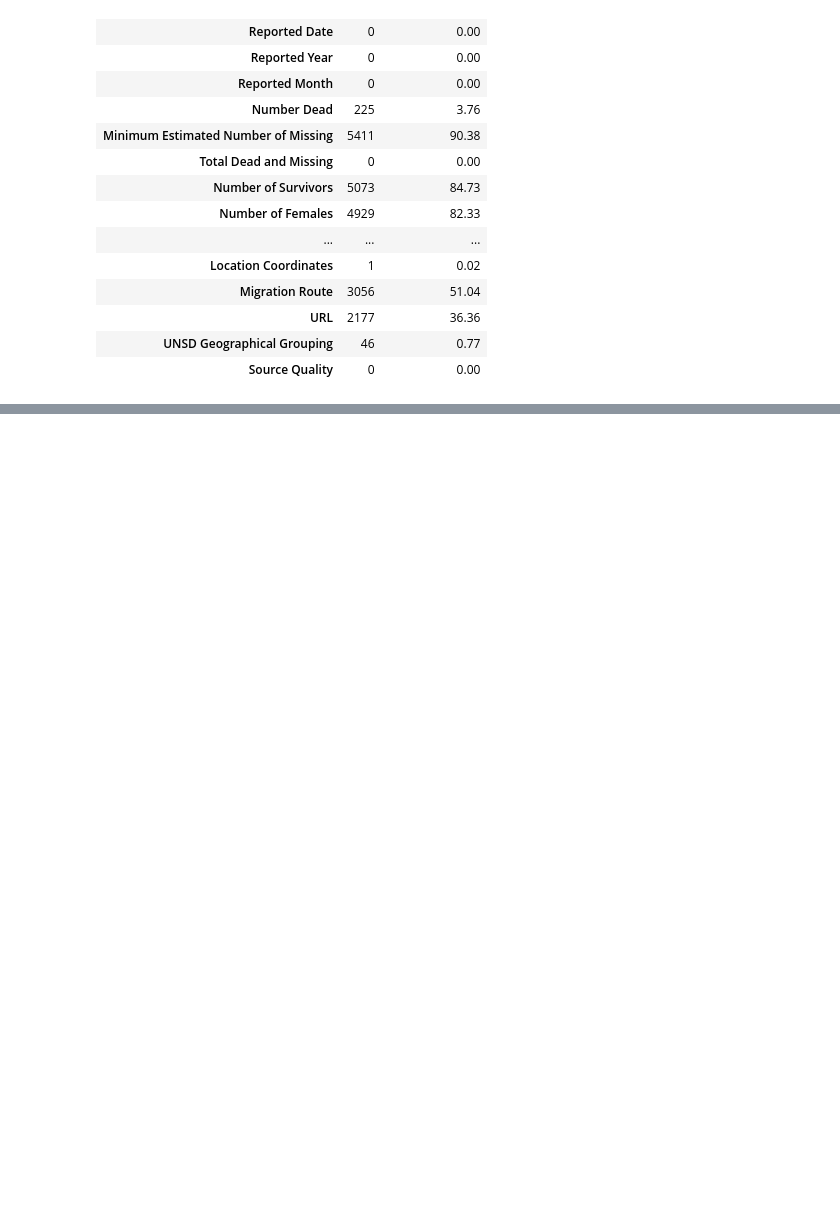
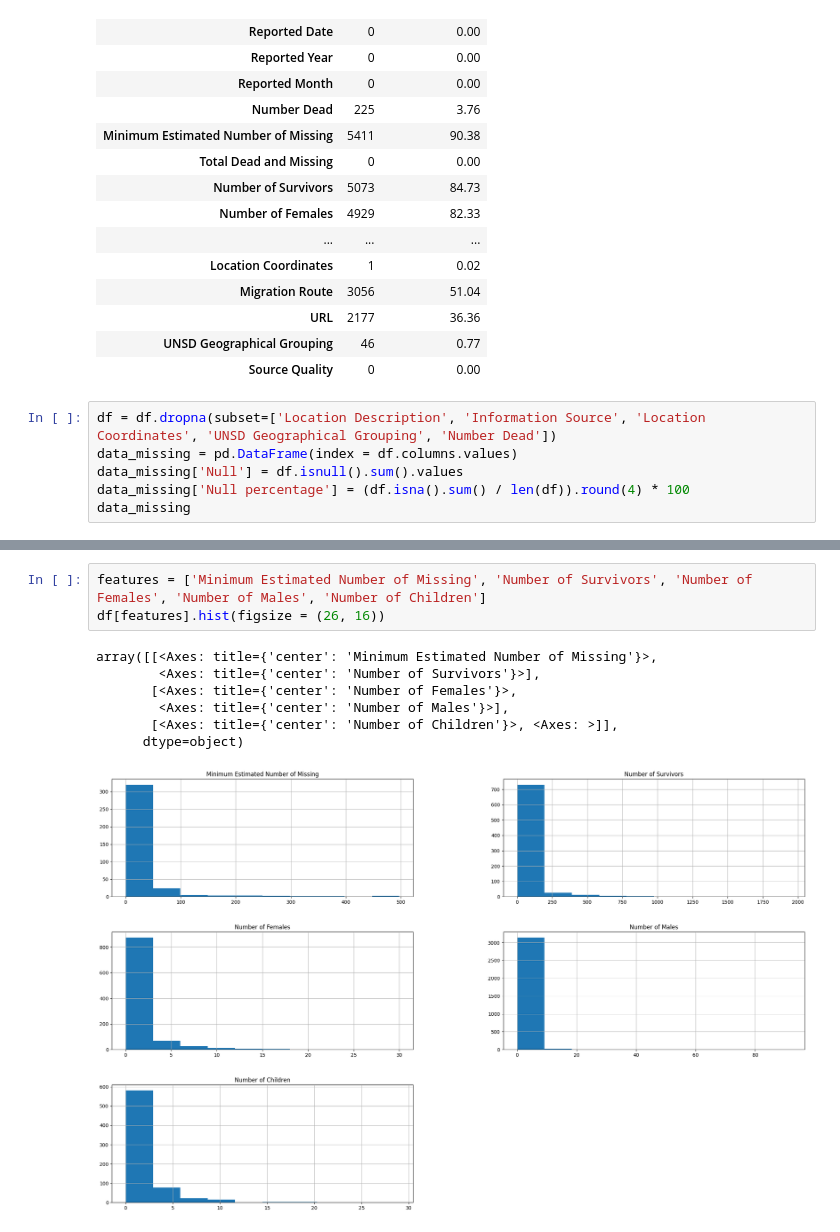
Before and after one commit to lklmkv/tvp1t, a Jupyter notebook: Missings.ipynb, the cells around one changed output, grey strips where cells are left out. Saved outputs shown, nothing was run; the diff lists cells and outputs as text; blank space fills up the shorter version.

```diff
--- a/Missings.ipynb
+++ b/Missings.ipynb
@@ -72,3 +70,9 @@ data_missing
 | URL | 2177 | 36.36 |
 | UNSD Geographical Grouping | 46 | 0.77 |
 | Source Quality | 0 | 0.00 |
+# %%
+df = df.dropna(subset=['Location Description', 'Information Source', 'Location Coordinates', 'UNSD Geographical Grouping', 'Number Dead'])
+data_missing = pd.DataFrame(index = df.columns.values)
+data_missing['Null'] = df.isnull().sum().values
+data_missing['Null percentage'] = (df.isna().sum() / len(df)).round(4) * 100
+data_missing
@@ -74,0 +97,11 @@ data_missing
+# %%
+features = ['Minimum Estimated Number of Missing', 'Number of Survivors', 'Number of Females', 'Number of Males', 'Number of Children']
+df[features].hist(figsize = (26, 16))
+# %% [output]
+array([[<Axes: title={'center': 'Minimum Estimated Number of Missing'}>,
+        <Axes: title={'center': 'Number of Survivors'}>],
+       [<Axes: title={'center': 'Number of Females'}>,
+        <Axes: title={'center': 'Number of Males'}>],
+       [<Axes: title={'center': 'Number of Children'}>, <Axes: >]],
+      dtype=object)
+[figure, added]
```
Also changed, not shown: parts of 6 cells of this notebook.
